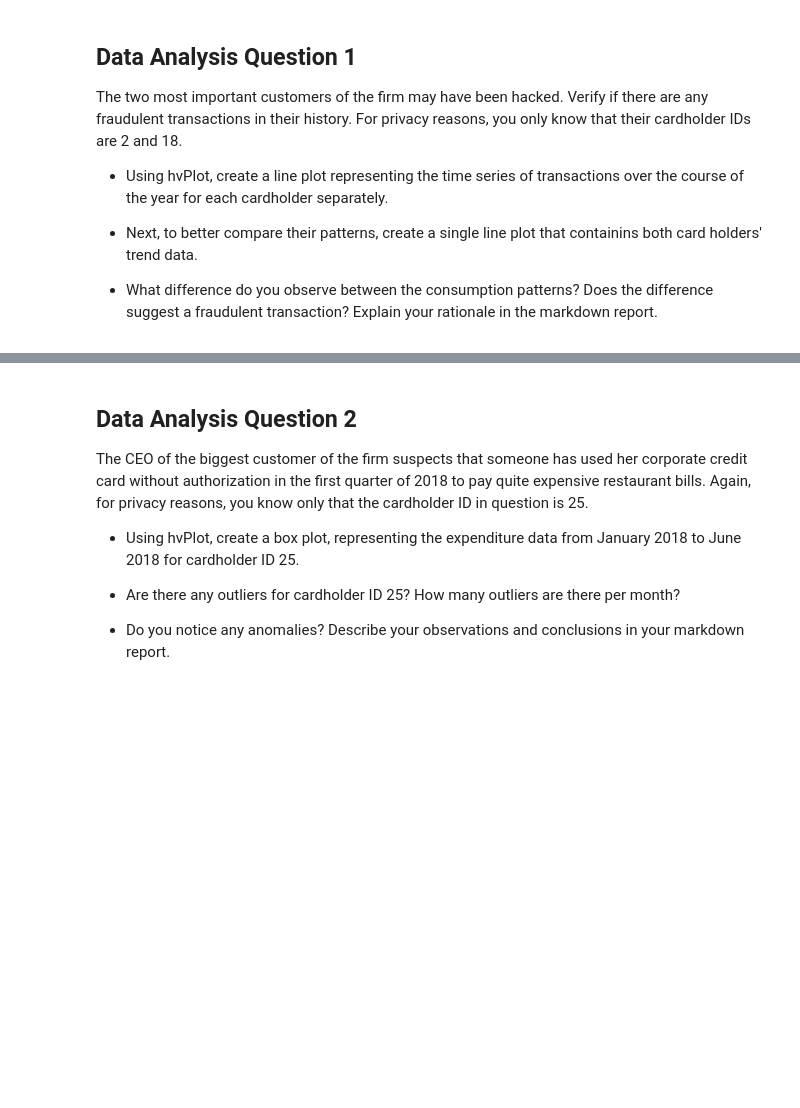
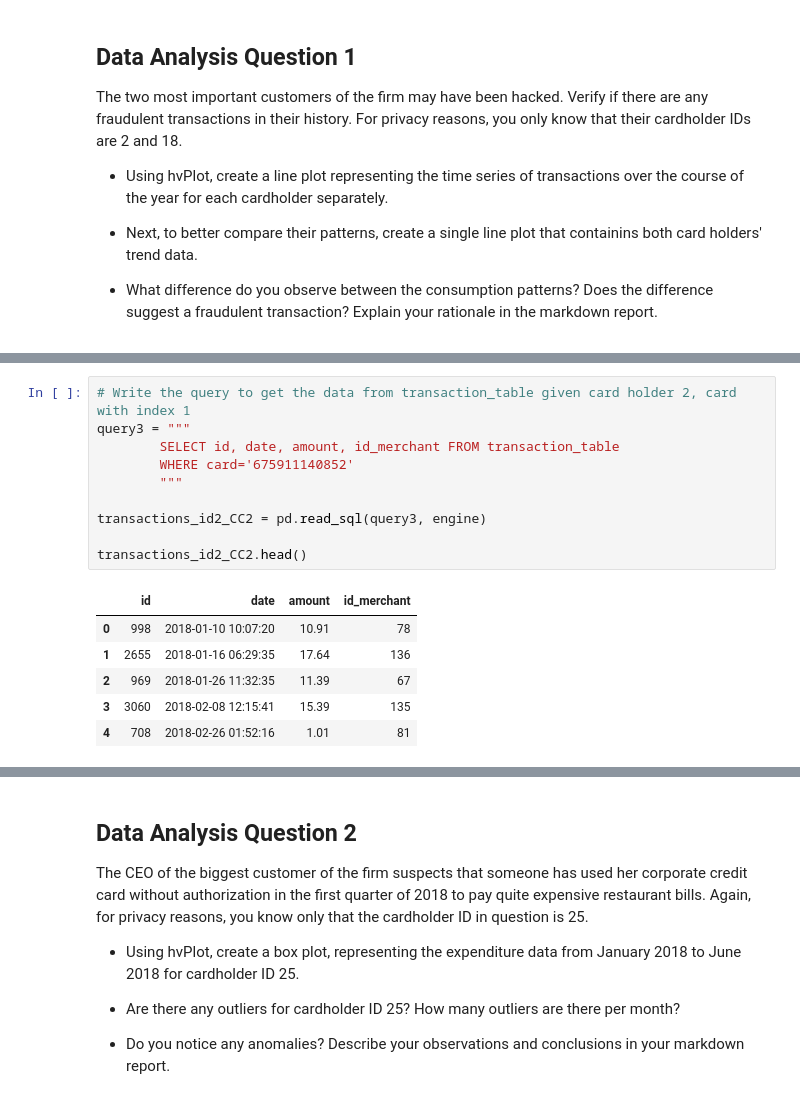
Before and after one commit to MontgomeryG/python-homework, a Jupyter notebook: Module 7 Challenge/Starter_Files/visual_data_analysis.ipynb, the cells around one changed output, grey strips where cells are left out. Cells and saved outputs as stored; diff of their text form; blank space fills up the shorter version.

```diff
--- a/Module 7 Challenge/Starter_Files/visual_data_analysis.ipynb
+++ b/Module 7 Challenge/Starter_Files/visual_data_analysis.ipynb
@@ -159,0 +178,17 @@ test_1
+# %%
+# Write the query to get the data from transaction_table given card holder 2, card with index 1
+query3 = """
+        SELECT id, date, amount, id_merchant FROM transaction_table
+        WHERE card='675911140852'
+        """
+
+transactions_id2_CC2 = pd.read_sql(query3, engine)
+
+transactions_id2_CC2.head()
+# %% [output]
+|  | id | date | amount | id_merchant |
+| 0 | 998 | 2018-01-10 10:07:20 | 10.91 | 78 |
+| 1 | 2655 | 2018-01-16 06:29:35 | 17.64 | 136 |
+| 2 | 969 | 2018-01-26 11:32:35 | 11.39 | 67 |
+| 3 | 3060 | 2018-02-08 12:15:41 | 15.39 | 135 |
+| 4 | 708 | 2018-02-26 01:52:16 | 1.01 | 81 |
```
Also changed, not shown: parts of 15 cells of this notebook.
